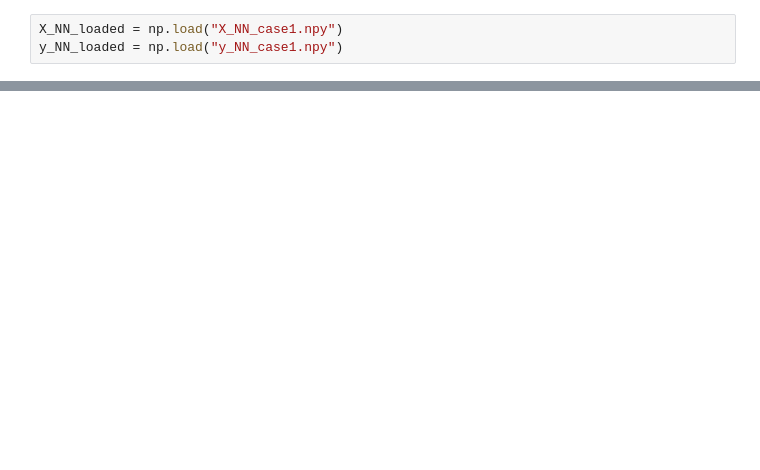
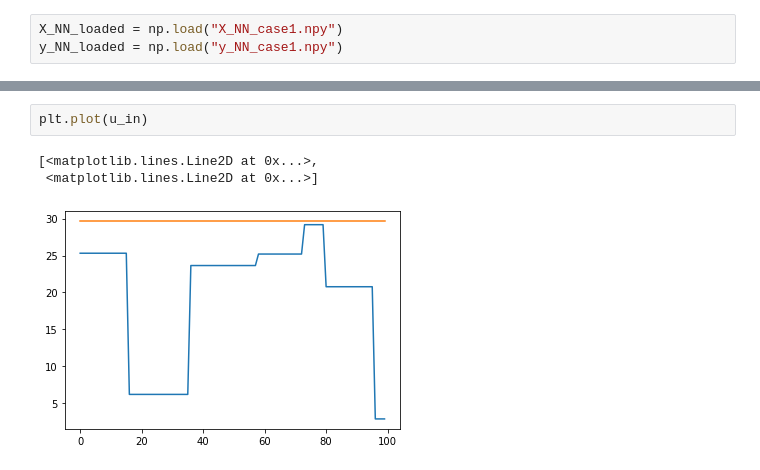
Before and after one commit to emelf/USN-Python-Scripts---Emil, a Jupyter notebook: Python/Parameter Estimation/Generate_training_Data.ipynb, the cells around one changed output, grey strips where cells are left out. Cells and saved outputs as stored; diff of their text form; blank space fills up the shorter version.

```diff
--- a/Python/Parameter Estimation/Generate_training_Data.ipynb
+++ b/Python/Parameter Estimation/Generate_training_Data.ipynb
@@ -103,0 +123,6 @@ y_NN_loaded.shape
+# %%
+plt.plot(u_in)
+# %% [output]
+[<matplotlib.lines.Line2D at 0x...>,
+ <matplotlib.lines.Line2D at 0x...>]
+[figure, added]
```
Also changed, not shown: parts of 6 cells of this notebook, 33 other files.
